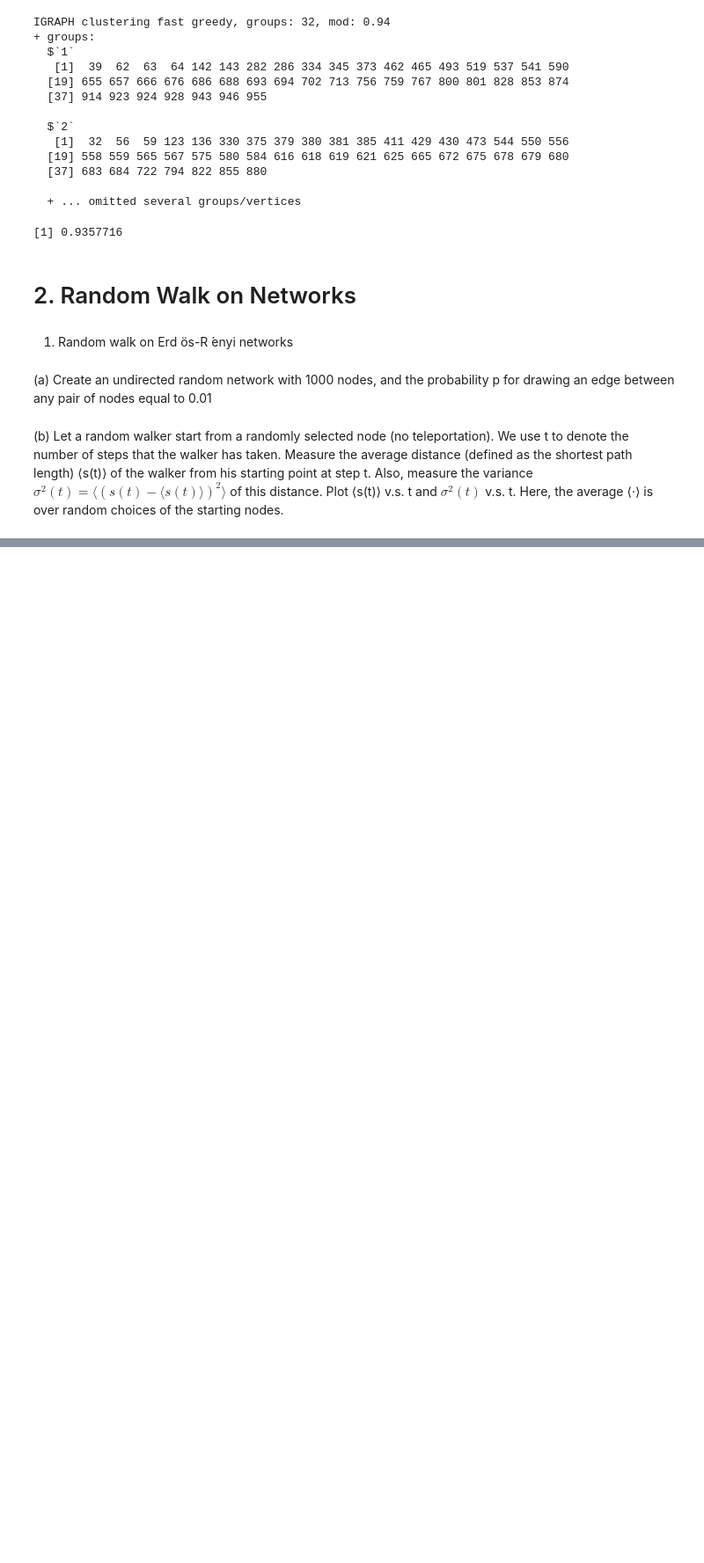
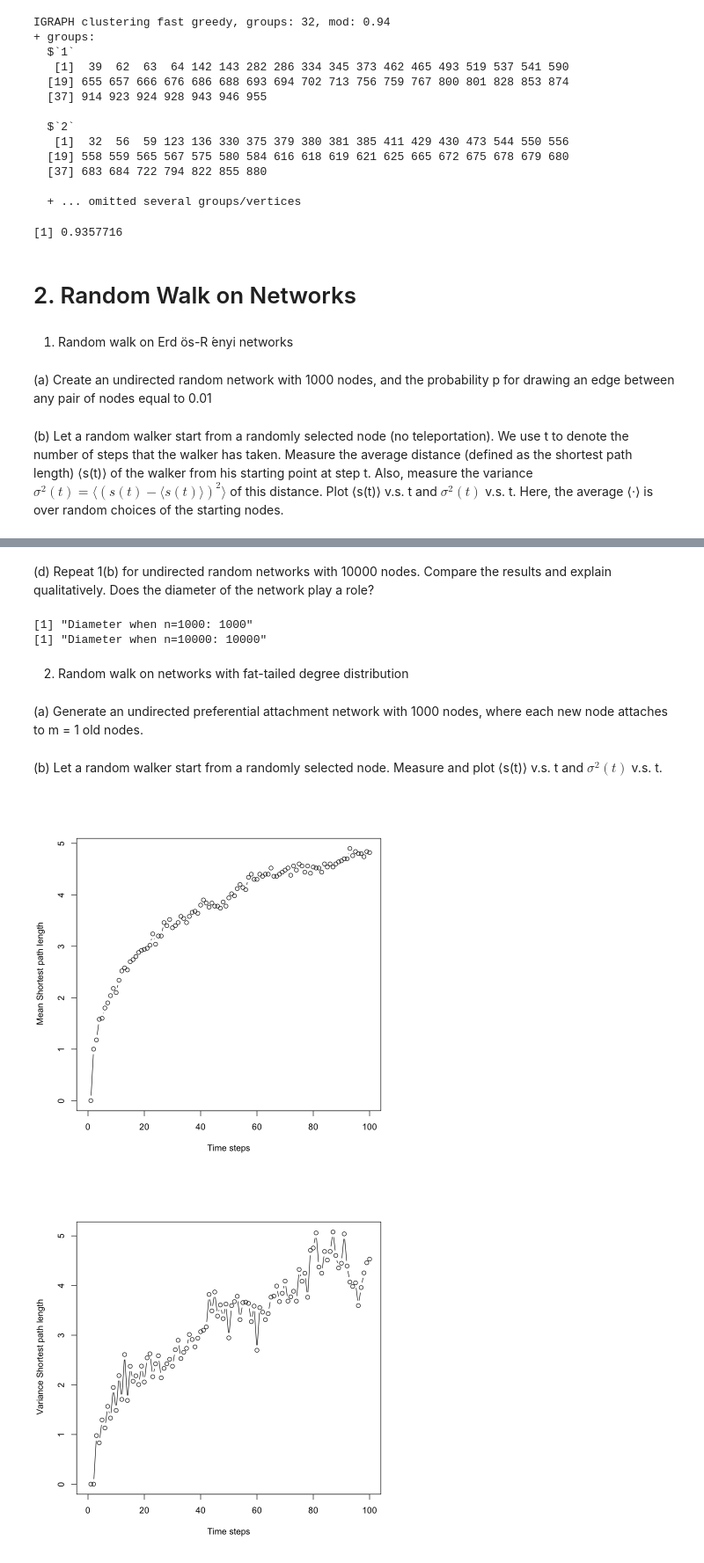
Before and after one commit to morgworth/ece232_team, a Jupyter notebook: Project 1/Morgan Project1.ipynb, the cells around one changed output, grey strips where cells are left out. Shown at 88% size. Saved outputs shown, nothing was run; the diff lists cells and outputs as text; code cells hidden in the pictures; blank space fills up the shorter version.

```diff
--- a/Project 1/Morgan Project1.ipynb
+++ b/Project 1/Morgan Project1.ipynb
@@ -1092,0 +1114,60 @@ plot(colVars(distances),type="b", xlab='Time steps', ylab=' Variance Shortest pa
+# %% [markdown]
+(d) Repeat 1(b) for undirected random networks with 10000 nodes. Compare the results
+and explain qualitatively. Does the diameter of the network play a role?
+# %%
+num_nodes = 10000
+edge_prob = 0.01
+g2 = sample_gnp(num_nodes, edge_prob, directed = FALSE)
+degree_list = c(1:100)
+iters = 100
+distances = matrix(NA, nrow=iters, ncol=t)
+start_nodes = sample(1:vcount(g),100)
+for(i in 1:iters){
+    print(i)
+    results = random_walk(g2,t,start_nodes[i])
+    vertex_sequences = results[['distances']]
+    end_node_degree = results[['degrees']][1]
+    distances[i,] = shortest.paths(g2,vertex_sequences,start_nodes[i])
+    degree_list[i] = end_node_degree
+}
+
+plot(colMeans(distances),type="b", xlab='Time steps', ylab=' Mean Shortest path length', xlim=c(0,100))
+plot(colVars(distances),type="b", xlab='Time steps', ylab=' Variance Shortest path length', xlim=c(0,100))
+# %%
+comps_g = clusters(g)
+sz_g = max(comps_g$csize)
+comps_g2 = clusters(g2)
+sz_g2 = max(comps_g2$csize)
+print(paste("Diameter when n=1000:", sz_g))
+print(paste("Diameter when n=10000:", sz_g2))
+# %% [output]
+[1] "Diameter when n=1000: 1000"
+[1] "Diameter when n=10000: 10000"
+# %% [markdown]
+2. Random walk on networks with fat-tailed degree distribution
+# %% [markdown]
+(a) Generate an undirected preferential attachment network with 1000 nodes, where each
+new node attaches to m = 1 old nodes.
+# %%
+pa_g = sample_pa(1000,m=1,directed=FALSE)
+# %% [markdown]
+(b) Let a random walker start from a randomly selected node. Measure and plot ⟨s(t)⟩
+v.s. t and $σ^2(t)$ v.s. t.
+# %%
+degree_list = c(1:100)
+iters = 100
+distances = matrix(NA, nrow=iters, ncol=t)
+start_nodes = sample(1:vcount(pa_g),100)
+for(i in 1:iters){
+    results = random_walk(pa_g,t,start_nodes[i])
+    vertex_sequences = results[['distances']]
+    end_node_degree = results[['degrees']][1]
+    distances[i,] = shortest.paths(pa_g,vertex_sequences,start_nodes[i])
+    degree_list[i] = end_node_degree
+}
+
+plot(colMeans(distances),type="b", xlab='Time steps', ylab=' Mean Shortest path length', xlim=c(0,100))
+plot(colVars(distances),type="b", xlab='Time steps', ylab=' Variance Shortest path length', xlim=c(0,100))
+# %% [output]
+[figure, added]
+[figure, added]
```
Also changed, not shown: parts of 13 cells of this notebook.
